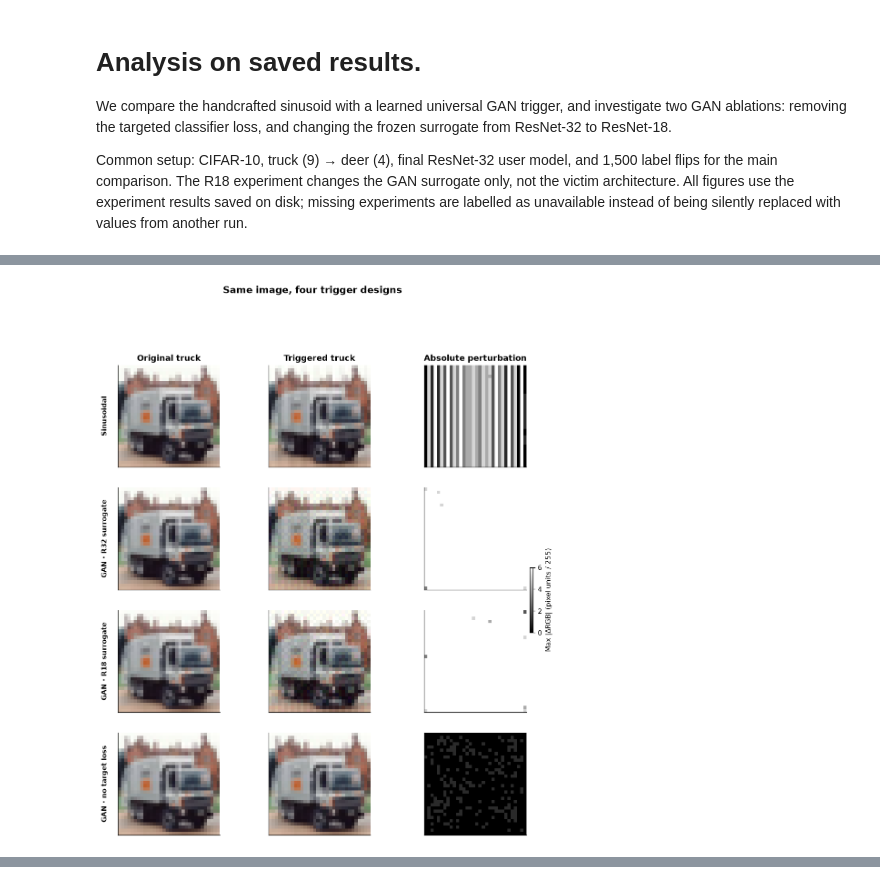
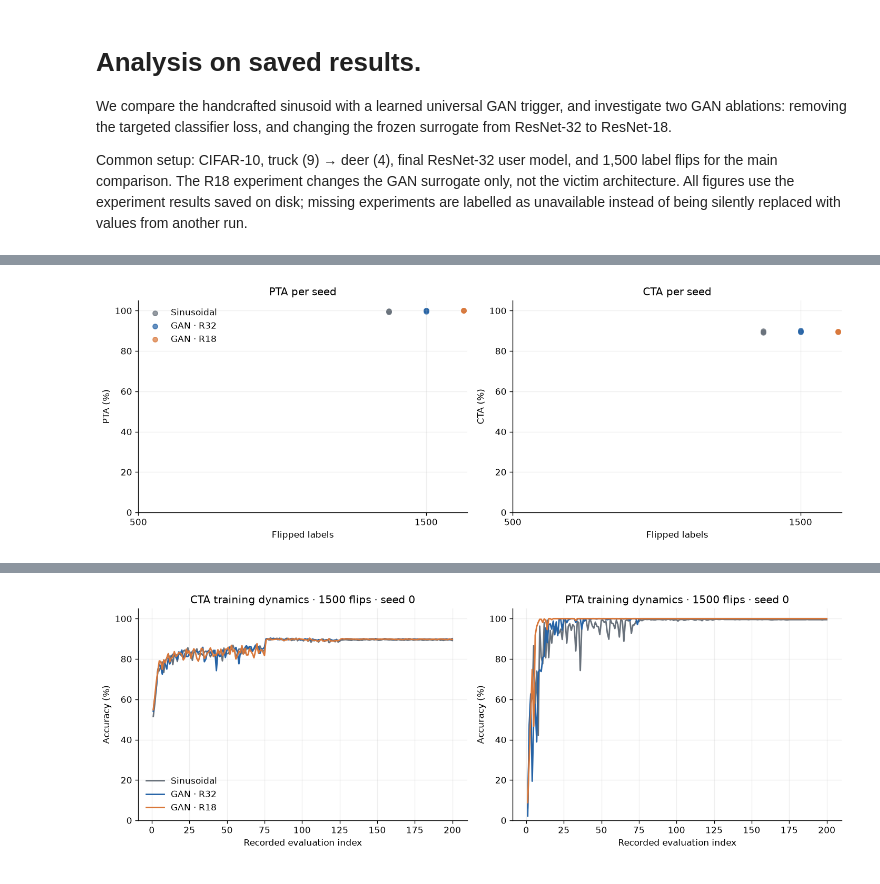
Before and after one commit to nadinehc/FLIP, a Jupyter notebook: compare_triggers.ipynb, the cells around one changed output, grey strips where cells are left out. Saved outputs shown, nothing was run; the diff lists cells and outputs as text; code cells hidden in the pictures.

Commit message:
Update FLIP trigger analysis and comparison notebooks

```diff
--- a/compare_triggers.ipynb
+++ b/compare_triggers.ipynb
@@ -83,0 +48,14 @@ Repository: /users/eleves-b/2026/beatrice.camera/projects/FLIP
+# %%
+records = []
+for v, s, b in itertools.product(MAIN, SEEDS, BUDGETS):
+    name = run_name(v, s, b)
+    result = load_metrics(EXP / name)
+    records.append({'variant': v, 'method': LABEL[v], 'seed': s, 'budget': b, 'run': name,
+                    'complete': result is not None,
+                    'CTA': np.nan if result is None else result['CTA'],
+                    'PTA': np.nan if result is None else result['PTA']})
+RUNS = pd.DataFrame(records)
+print(f"Completed {int(RUNS.complete.sum())} / {len(RUNS)} main victim runs")
+display(RUNS.groupby(['method', 'budget'], sort=False)['complete'].agg(['sum', 'count']).rename(columns={'sum': 'completed', 'count': 'expected'}))
+if (~RUNS.complete).any(): display(RUNS.loc[~RUNS.complete, ['run', 'budget', 'seed']].rename(columns={'run': 'Missing experiment'}))
+RUNS.to_csv(OUT / 'inventory_and_metrics.csv', index=False)
@@ -161,44 +168,26 @@ plt.tight_layout(rect=(0,.08,1,.94)); plt.show()
 # %%
-from torchvision.datasets import CIFAR10
-from modules.base_utils.datasets import pick_poisoner
+if PAIRED.empty: print('No complete paired curves yet.')
+else:
+    fig, axes = plt.subplots(1, 2, figsize=(12, 4.3))
+    for ax, metric in zip(axes, ['PTA','CTA']):
+        for j,v in enumerate(MAIN):
+            for i,b in enumerate(BUDGETS):
+                sub=PAIRED[(PAIRED.variant==v)&(PAIRED.budget==b)]
+                ax.scatter(np.full(len(sub),i+(j-1)*.13), sub[metric], color=COLOR[v], s=30, alpha=.7,
+                           label=LABEL[v] if i==0 else None)
+        ax.set_xticks(range(len(BUDGETS)), BUDGETS); ax.set_xlabel('Flipped labels')
+        ax.set_ylabel(f'{metric} (%)'); ax.set_ylim(0,105); ax.set_title(f'{metric} per seed'); ax.grid(alpha=.2)
+    axes[0].legend(frameon=False); fig.tight_layout(); savefig(fig, '03_seed_distribution'); plt.show()
 
-DATA_ROOT = ROOT / 'data/data_cifar10'
-cifar = CIFAR10(root=str(DATA_ROOT), train=False, download=False)
-truck_idx = next(i for i, y in enumerate(cifar.targets) if y == SOURCE)
-clean_img, clean_label = cifar[truck_idx]
-clean_arr = np.asarray(clean_img, dtype=np.float32)
-
-IMAGES = {}
-trigger_stats = []
-for name, info in RUNS.items():
-    try:
-        poisoned_img = pick_poisoner(info['flag'], 'cifar', TARGET)((clean_img, clean_label))[0]
-        image = np.asarray(poisoned_img, dtype=np.float32)
-        if image.shape != clean_arr.shape:
-            raise ValueError(f'Image shape: {image.shape}')
-        diff = image - clean_arr
-        IMAGES[name] = {'triggered': image / 255., 'delta': diff}
-        trigger_stats.append({'Method': name, 'L∞ applied (pixels / 255)': np.max(np.abs(diff)),
-                'RMS applied (pixels / 255)': np.sqrt(np.mean(diff ** 2)),
-                'Mean |Δ| (pixels / 255)': np.mean(np.abs(diff))})
-    except (FileNotFoundError, OSError) as ex:
-        print(f'Skipping {name}: trigger file missing ({ex})')
-
-if IMAGES:
-    fig, axes = plt.subplots(len(IMAGES), 3, figsize=(11, 3.05 * len(IMAGES)), squeeze=False)
-    for row, (name, v) in enumerate(IMAGES.items()):
-        axes[row,0].imshow(clean_img)
-        axes[row,1].imshow(v['triggered'])
-        im = axes[row,2].imshow(np.abs(v['delta']).max(axis=2), cmap='gray', vmin=0, vmax=6)
-        axes[row,0].set_ylabel(name, rotation=90, labelpad=14, fontsize=10, weight='bold')
-        for ax in axes[row]: ax.set_xticks([]); ax.set_yticks([])
-    for ax, title in zip(axes[0], ('Original truck', 'Triggered truck', 'Absolute perturbation')):
-        ax.set_title(title, fontsize=12, fontweight='bold')
-    fig.colorbar(im, ax=axes[:,2].tolist(), fraction=.026, pad=.025, label='Max |ΔRGB| (pixel units / 255)')
-    fig.suptitle('Same image, four trigger designs', y=1.01, fontsize=14, fontweight='bold')
-    plt.show()
-    display(pd.DataFrame(trigger_stats).round(3))
-else:
-    print('No trigger images available; verify the poisoner flags and .npy files.')
+    fig, axes=plt.subplots(1,2,figsize=(12,4.3))
+    for v in MAIN:
+        name=run_name(v, 0, 1500); res=load_metrics(EXP/name)
+        if res is None: continue
+        for ax,key in zip(axes,['cta_curve','pta_curve']):
+            ax.plot(np.arange(1,len(res[key])+1), res[key], label=LABEL[v], color=COLOR[v], linewidth=1.7)
+    for ax,metric in zip(axes,['CTA','PTA']):
+        ax.set_title(f'{metric} training dynamics · 1500 flips · seed 0'); ax.set_xlabel('Recorded evaluation index')
+        ax.set_ylabel('Accuracy (%)'); ax.set_ylim(0,105); ax.grid(alpha=.2)
+    axes[0].legend(frameon=False); fig.tight_layout(); savefig(fig,'04_learning_curves_seed0'); plt.show()
 # %% [output]
-[figure, old version]
+[figure, new version]
@@ -210 +194,2 @@ else:
+[figure, added]
 # %% [markdown]
```
Also changed, not shown: parts of 23 cells of this notebook, 1 other file.
